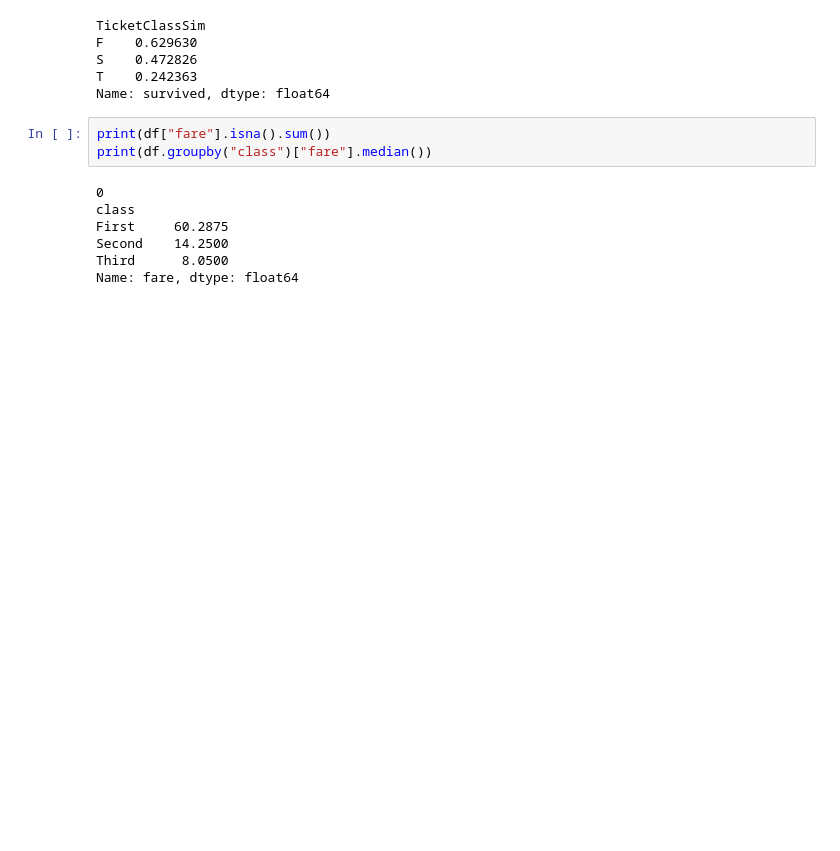
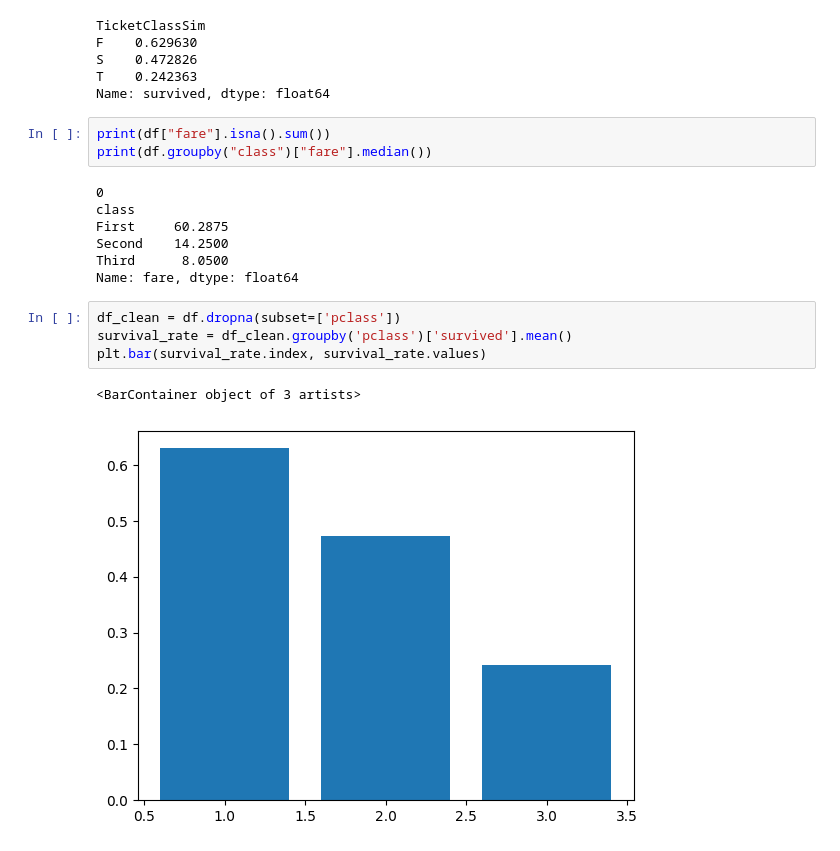
Before and after one commit to Harsha21261/retouchit, a Jupyter notebook: 29dec.ipynb, the cells around one changed output. Drawn from its saved outputs; the diff is of its cells as text; blank space fills up the shorter version.

```diff
--- a/29dec.ipynb
+++ b/29dec.ipynb
@@ -183,3 +183,10 @@ First     60.2875
 Second    14.2500
 Third      8.0500
 Name: fare, dtype: float64
+# %%
+df_clean = df.dropna(subset=['pclass'])
+survival_rate = df_clean.groupby('pclass')['survived'].mean()
+plt.bar(survival_rate.index, survival_rate.values)
+# %% [output]
+<BarContainer object of 3 artists>
+[figure, added]
```
Also changed, not shown: parts of 8 cells of this notebook.
